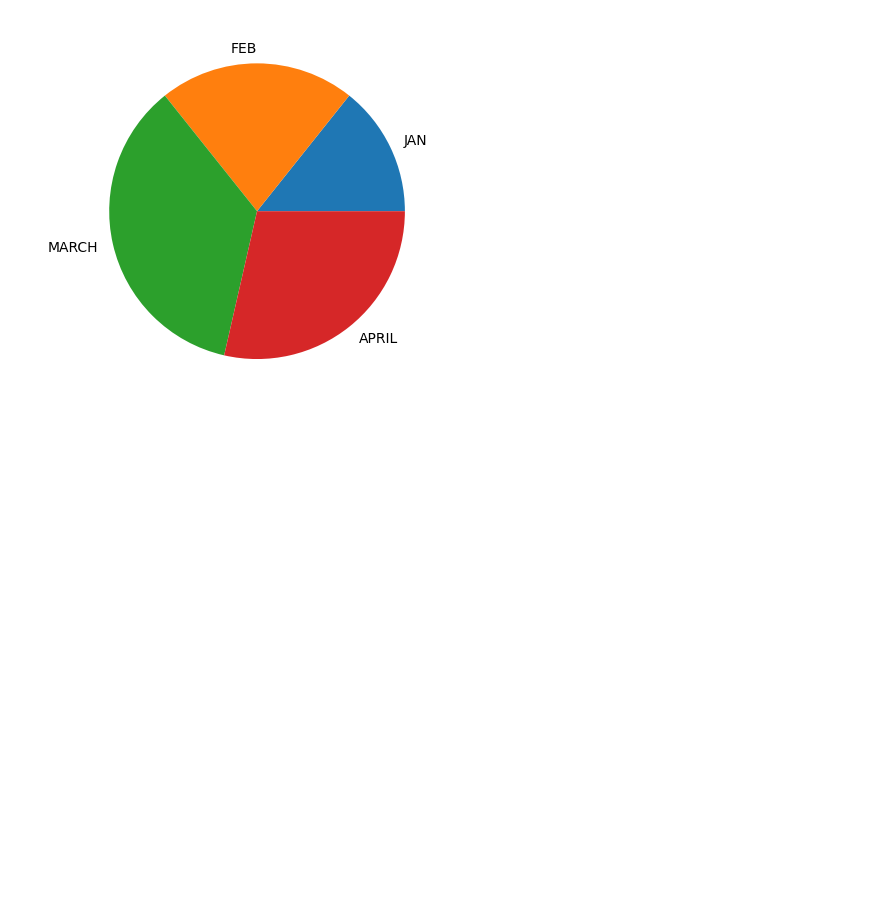
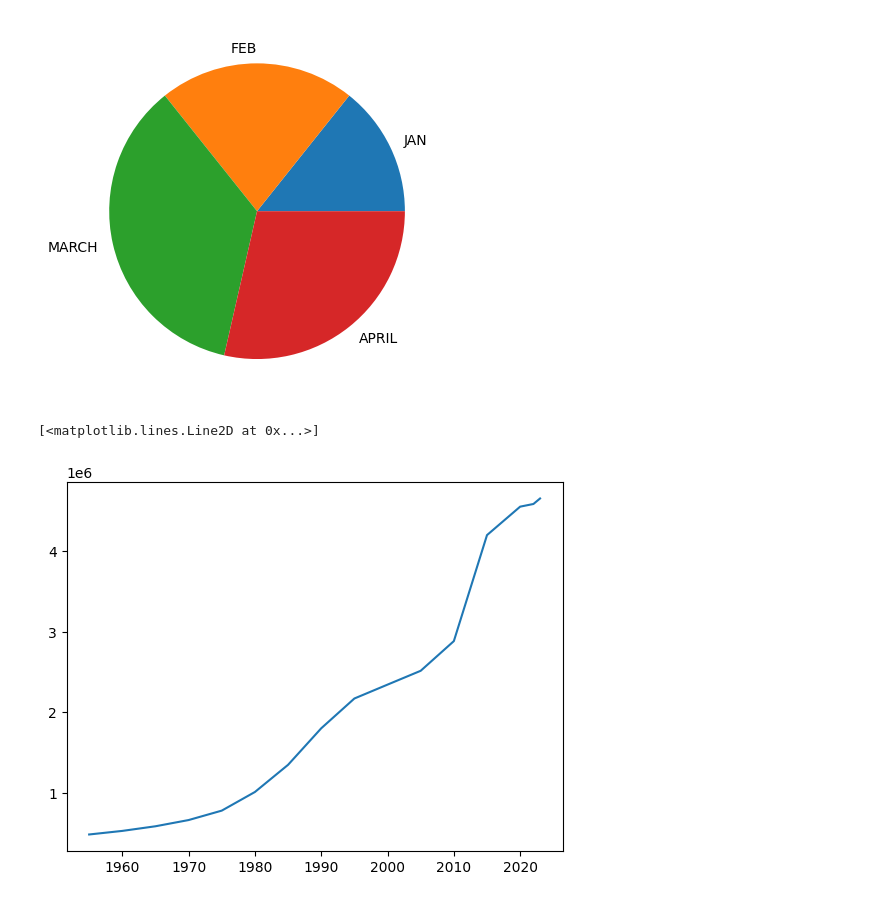
Before and after one commit to Alblooshi-Moh/Python-Project-1, a Jupyter notebook: Grap.ipynb, the cells around one changed output. Drawn from its saved outputs; the diff is of its cells as text; code cells hidden in the pictures; blank space fills up the shorter version.

```diff
--- a/Grap.ipynb
+++ b/Grap.ipynb
@@ -56,3 +56,10 @@ plt.pie (EXPE, labels= Month)
 plt.show()
 # %% [output]
 [figure]
+# %%
+x=[2023,2022,2020,2015,2010,2005,2000,1995,1990,1985,1980,1975,1970,1965,1960,1955]
+y=[4644384,4576298,4543399,4191776,2881914,2515192,2344253,2172672,1804524,1353289,1017462,787194,670693,593808,536553,492416]
+plt.plot(x,y)
+# %% [output]
+[<matplotlib.lines.Line2D at 0x...>]
+[figure, added]
```
Also changed, not shown: parts of 7 cells of this notebook.
